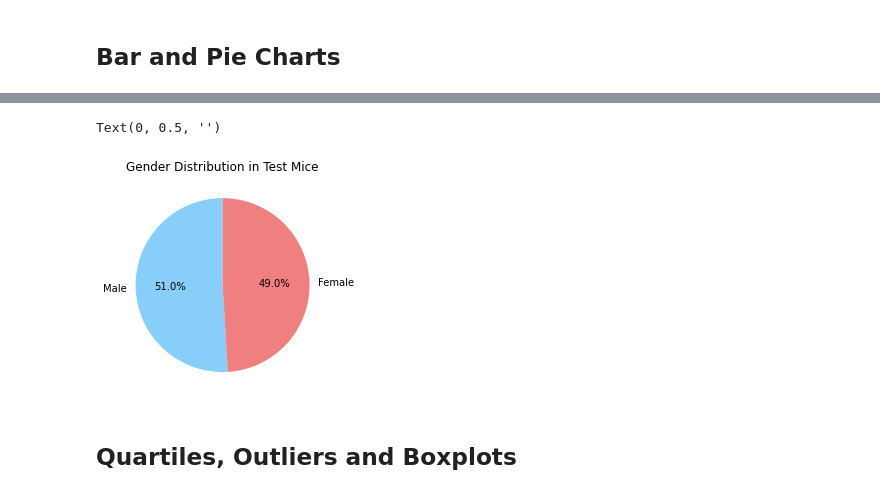
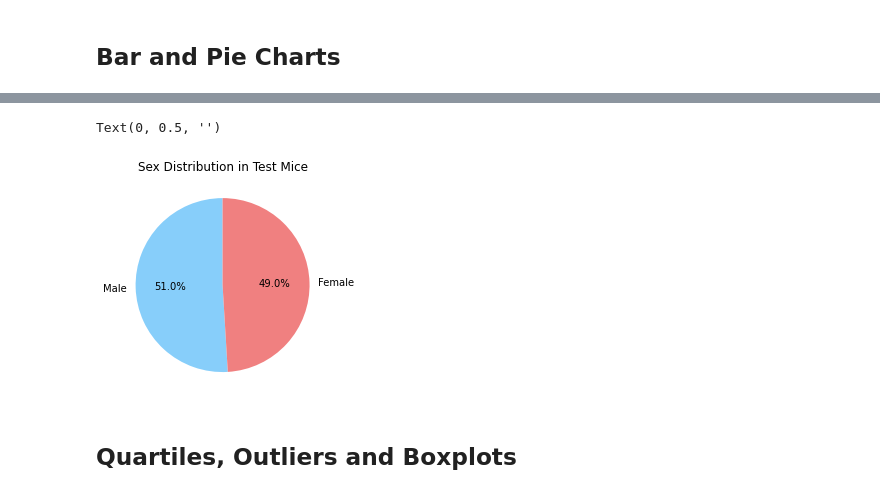
Before and after one commit to pulliam-chris/Matplotlib-Pharma, a Jupyter notebook: pymaceuticals_main.ipynb, the cells around one changed output, grey strips where cells are left out. Cells and saved outputs as stored; diff of their text form; code cells hidden in the pictures.

```diff
--- a/pymaceuticals_main.ipynb
+++ b/pymaceuticals_main.ipynb
@@ -254,10 +253,10 @@ plt.show()
 # %%
 # Generate a pie plot showing the distribution of female versus male mice using pyplot
-gen_pie = gender_counts.plot(kind='pie',title='Gender Distribution in Test Mice', startangle=90, autopct="%1.1f%%", colors = colors)
+gen_pie = gender_counts.plot(kind='pie',title='Sex Distribution in Test Mice', startangle=90, autopct="%1.1f%%", colors = colors)
 gen_pie.set_ylabel("")
 # %% [output]
 Text(0, 0.5, '')
-[figure, old version]
+[figure, new version]
 # %% [markdown]
 ## Quartiles, Outliers and Boxplots
 # %%
```
Also changed, not shown: parts of 6 cells of this notebook.
